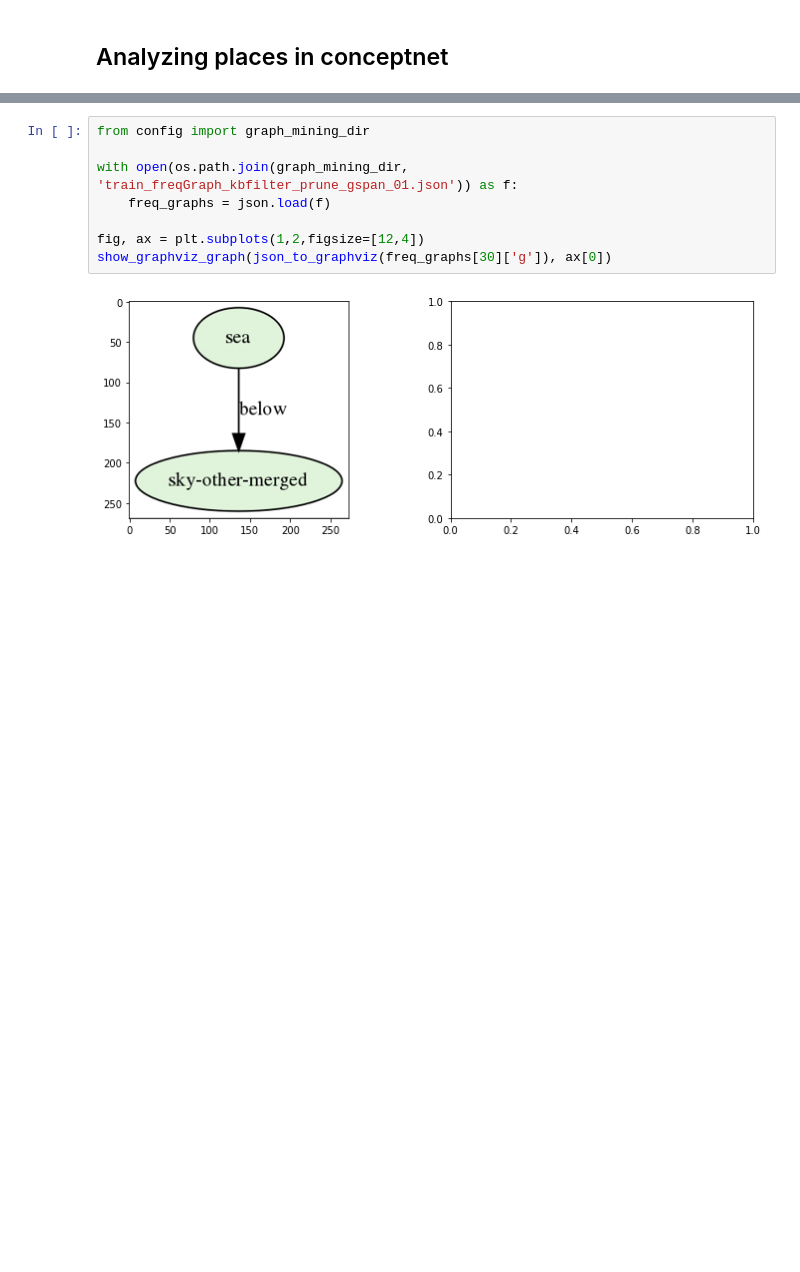
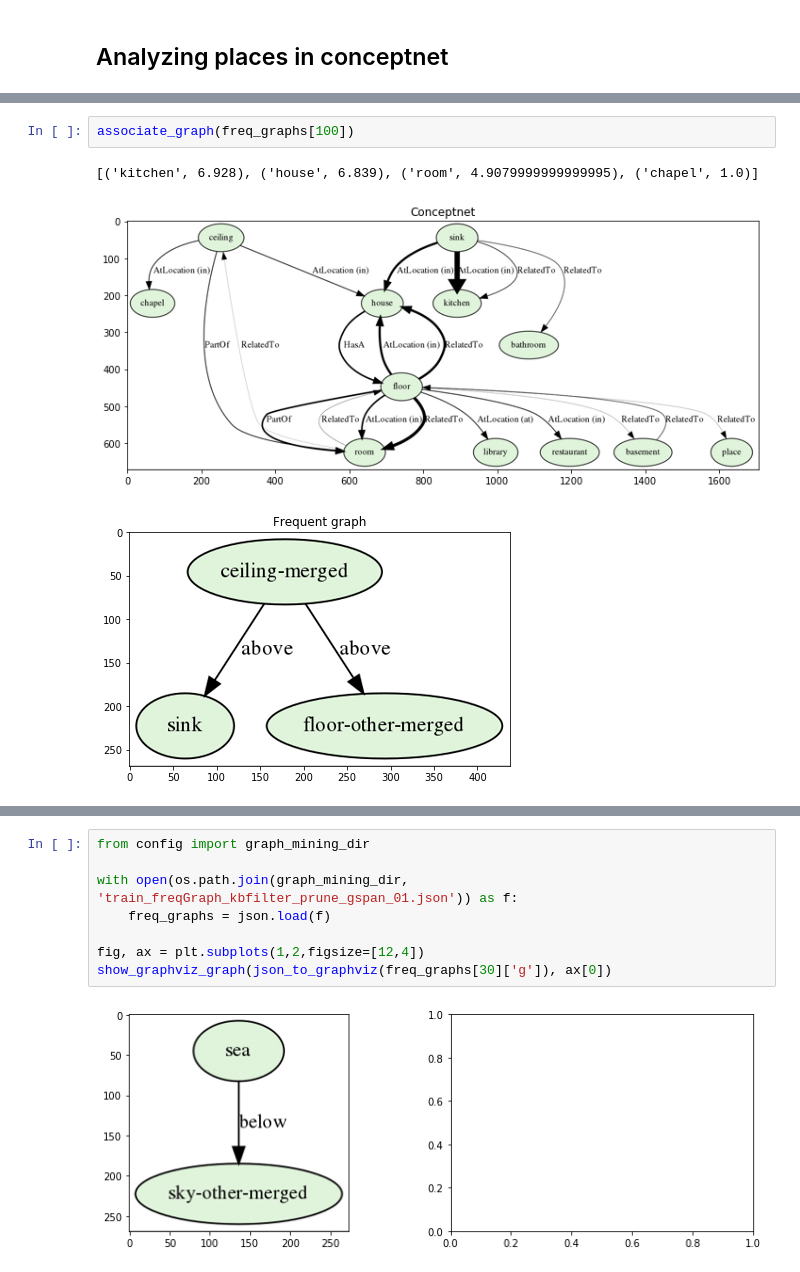
Before and after one commit to AndreaPasini/SImS, a Jupyter notebook: ConceptnetPlaces.ipynb, the cells around one changed output, grey strips where cells are left out. Drawn from its saved outputs; the diff is of its cells as text; blank space fills up the shorter version.

```diff
--- a/ConceptnetPlaces.ipynb
+++ b/ConceptnetPlaces.ipynb
@@ -197,0 +89,6 @@ parsed
+# %%
+associate_graph(freq_graphs[100])
+# %% [output]
+[('kitchen', 6.928), ('house', 6.839), ('room', 4.9079999999999995), ('chapel', 1.0)]
+[figure, added]
+[figure, added]
```
Also changed, not shown: parts of 21 cells of this notebook, 18 other files.
